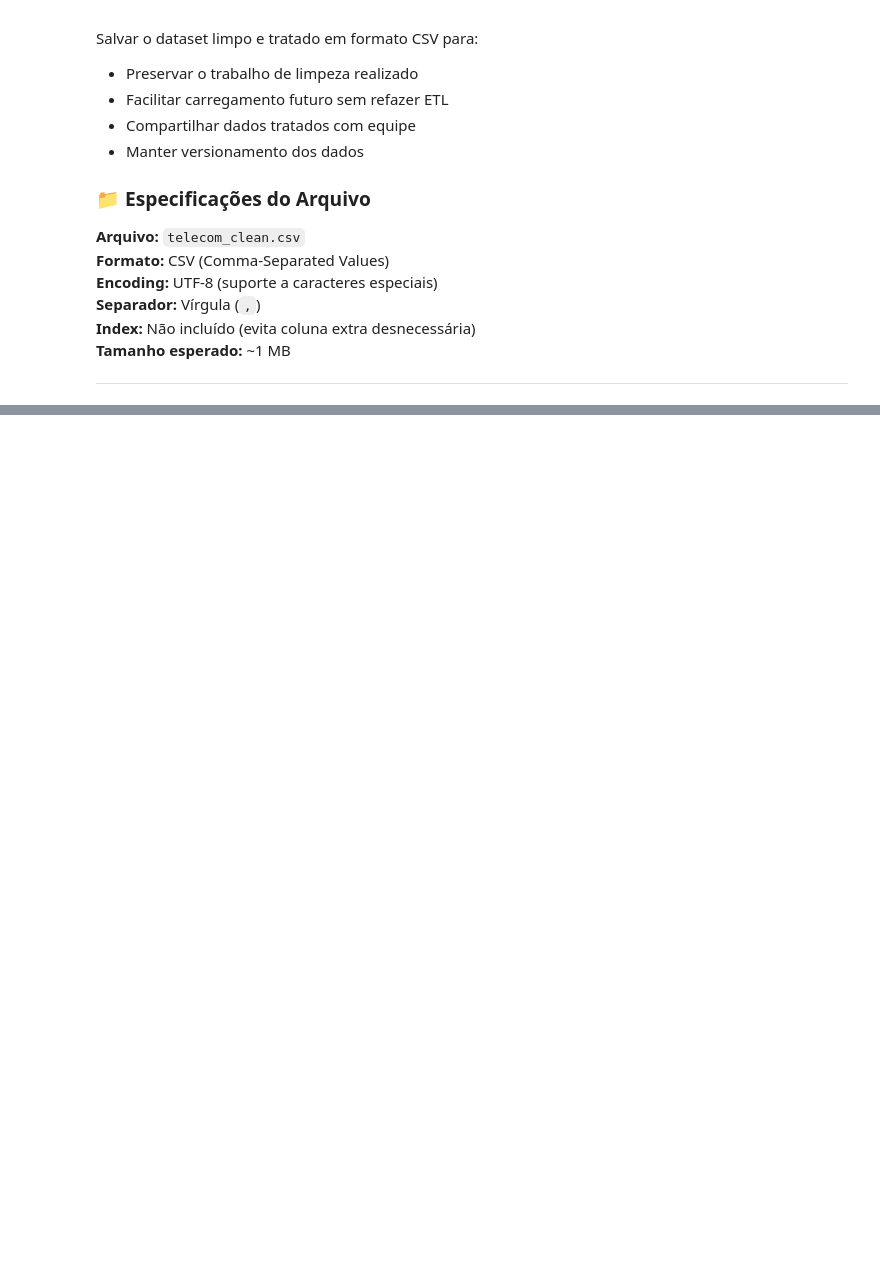
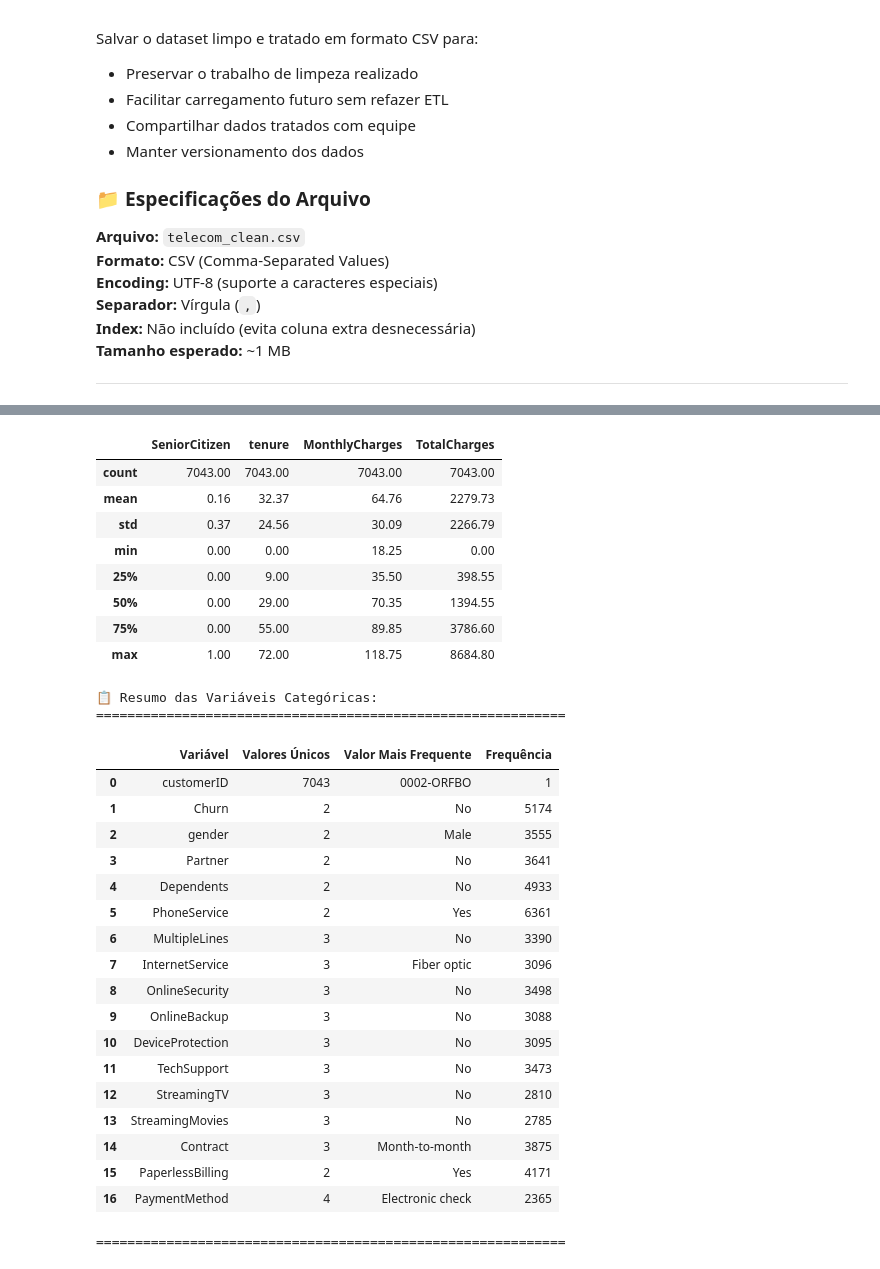
Before and after one commit to thedrads/telecomx-churn-analysis, a Jupyter notebook: analise_churn_telecom.ipynb, the cells around one changed output, grey strips where cells are left out. Drawn from its saved outputs; the diff is of its cells as text; code cells hidden in the pictures; blank space fills up the shorter version.

```diff
--- a/analise_churn_telecom.ipynb
+++ b/analise_churn_telecom.ipynb
@@ -1474,0 +1521,44 @@ print("   ⚠️ Faça commit no GitHub para não perder o progresso!")
+# %%
+# ====================================================================
+# 📊 ESTATÍSTICAS DESCRITIVAS GERAIS
+# ====================================================================
+
+print("="*60)
+print("📊 ESTATÍSTICAS DESCRITIVAS DO DATASET")
+print("="*60)
+
+# Estatísticas gerais
+print(f"\n📋 Dimensões do Dataset:")
+print(f"   • Total de clientes: {len(df_clean):,}")
+print(f"   • Total de variáveis: {len(df_clean.columns)}")
+
+print(f"\n📊 Composição do Dataset:")
+
+# Contar por tipo de dado
+print(f"\n   Tipos de variáveis:")
+print(f"   • Numéricas (int/float): {len(df_clean.select_dtypes(include=['int64', 'float64']).columns)}")
+print(f"   • Categóricas (object): {len(df_clean.select_dtypes(include='object').columns)}")
+
+# Estatísticas descritivas numéricas
+print(f"\n📈 Estatísticas das Variáveis Numéricas:")
+print("="*60)
+display(df_clean.describe())
+
+# Informações categóricas
+print(f"\n📋 Resumo das Variáveis Categóricas:")
+print("="*60)
+
+cat_summary = []
+for col in df_clean.select_dtypes(include='object').columns:
+    cat_summary.append({
+        'Variável': col,
+        'Valores Únicos': df_clean[col].nunique(),
+        'Valor Mais Frequente': df_clean[col].mode()[0],
+        'Frequência': df_clean[col].value_counts().iloc[0]
+    })
+
+cat_df = pd.DataFrame(cat_summary)
+display(cat_df)
+
+print("\n" + "="*60)
+# %% [output]
@@ -1474,0 +1581,30 @@ print("   ⚠️ Faça commit no GitHub para não perder o progresso!")
+|  | SeniorCitizen | tenure | MonthlyCharges | TotalCharges |
+| count | 7043.00 | 7043.00 | 7043.00 | 7043.00 |
+| mean | 0.16 | 32.37 | 64.76 | 2279.73 |
+| std | 0.37 | 24.56 | 30.09 | 2266.79 |
+| min | 0.00 | 0.00 | 18.25 | 0.00 |
+| 25% | 0.00 | 9.00 | 35.50 | 398.55 |
+| 50% | 0.00 | 29.00 | 70.35 | 1394.55 |
+| 75% | 0.00 | 55.00 | 89.85 | 3786.60 |
+| max | 1.00 | 72.00 | 118.75 | 8684.80 |
+📋 Resumo das Variáveis Categóricas:
+============================================================
+|  | Variável | Valores Únicos | Valor Mais Frequente | Frequência |
+| 0 | customerID | 7043 | 0002-ORFBO | 1 |
+| 1 | Churn | 2 | No | 5174 |
+| 2 | gender | 2 | Male | 3555 |
+| 3 | Partner | 2 | No | 3641 |
+| 4 | Dependents | 2 | No | 4933 |
+| 5 | PhoneService | 2 | Yes | 6361 |
+| 6 | MultipleLines | 3 | No | 3390 |
+| 7 | InternetService | 3 | Fiber optic | 3096 |
+| 8 | OnlineSecurity | 3 | No | 3498 |
+| 9 | OnlineBackup | 3 | No | 3088 |
+| 10 | DeviceProtection | 3 | No | 3095 |
+| 11 | TechSupport | 3 | No | 3473 |
+| 12 | StreamingTV | 3 | No | 2810 |
+| 13 | StreamingMovies | 3 | No | 2785 |
+| 14 | Contract | 3 | Month-to-month | 3875 |
+| 15 | PaperlessBilling | 2 | Yes | 4171 |
+| 16 | PaymentMethod | 4 | Electronic check | 2365 |
+============================================================
```
Also changed, not shown: parts of 9 cells of this notebook.
